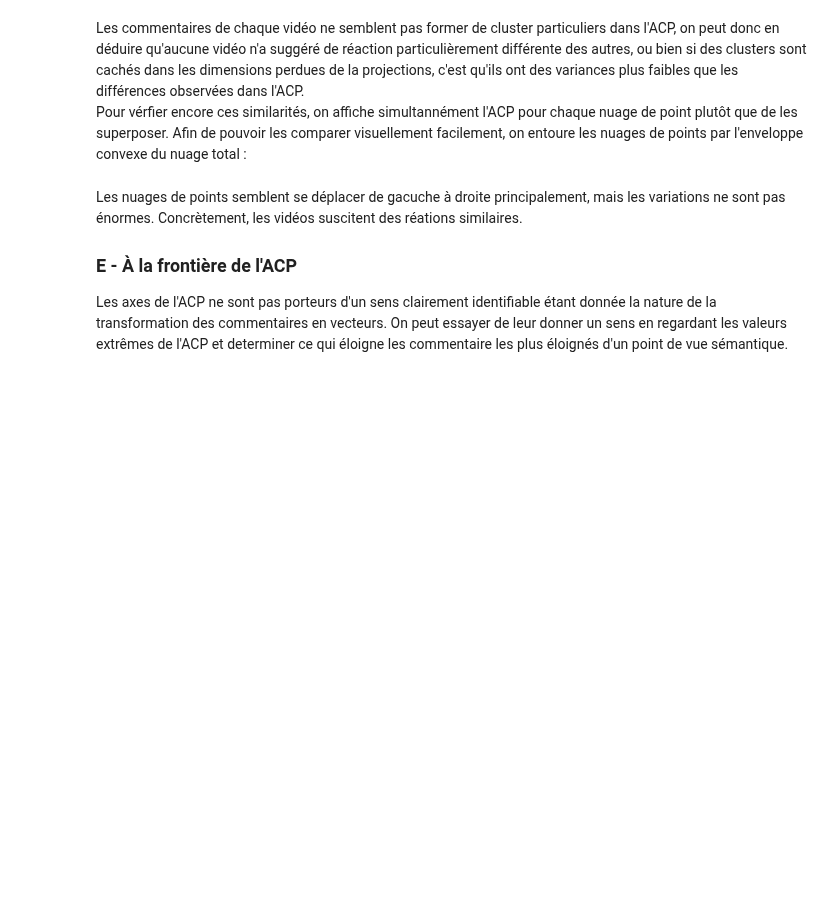
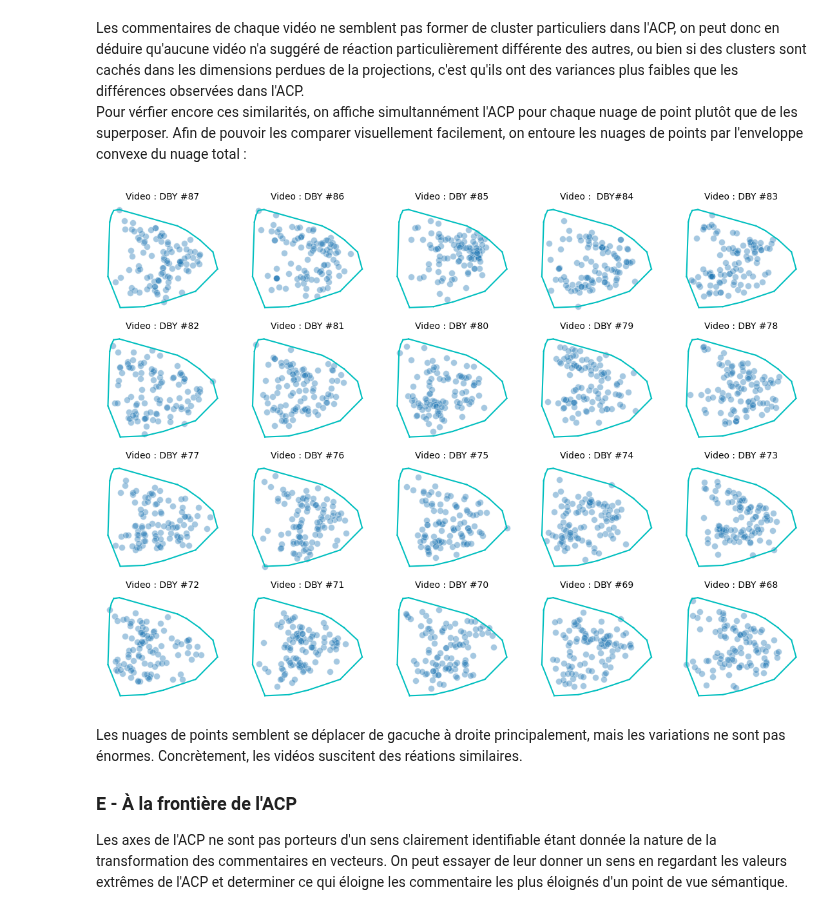
Before and after one commit to AntoineLlg/projet-python-2a, a Jupyter notebook: rapport_commentaires_youtube.ipynb, the cells around one changed output. Saved outputs shown, nothing was run; the diff lists cells and outputs as text; code cells hidden in the pictures; blank space fills up the shorter version.

```diff
--- a/rapport_commentaires_youtube.ipynb
+++ b/rapport_commentaires_youtube.ipynb
@@ -380,20 +481,22 @@ Afin de pouvoir les comparer visuellement facilement, on entoure les nuages de p
 # %%
 from scipy.spatial import ConvexHull
 
 hull = ConvexHull(pca)
 
 fig, axs = plt.subplots(4, 5, figsize=(14, 10))
 for i, ax in enumerate(np.array(axs).flatten()):
     sns.scatterplot(x=[pca[j, 0] for j in range(len(font)) if font[j] == i],
                     y=[pca[j, 1] for j in range(len(font)) if font[j] == i],
                     s=50,
                     ax=ax,
                     alpha=0.4)
     for simplex in hull.simplices:
             ax.plot(pca[simplex, 0], pca[simplex, 1], 'c')
-    ax.set_title(f'Video {i+1}', fontsize=10)
+    ax.set_title(f'Video : {comments.DBY[i*100]}', fontsize=10)
     ax.axis('off')
 plt.show()
+# %% [output]
+[figure, added]
 # %% [markdown]
 Les nuages de points semblent se déplacer de gacuche à droite principalement, mais les variations ne sont pas énormes. Concrètement, les vidéos suscitent des réations similaires.
 ### E - À la frontière de l'ACP
```
Also changed, not shown: parts of 27 cells of this notebook, 2 other files.
